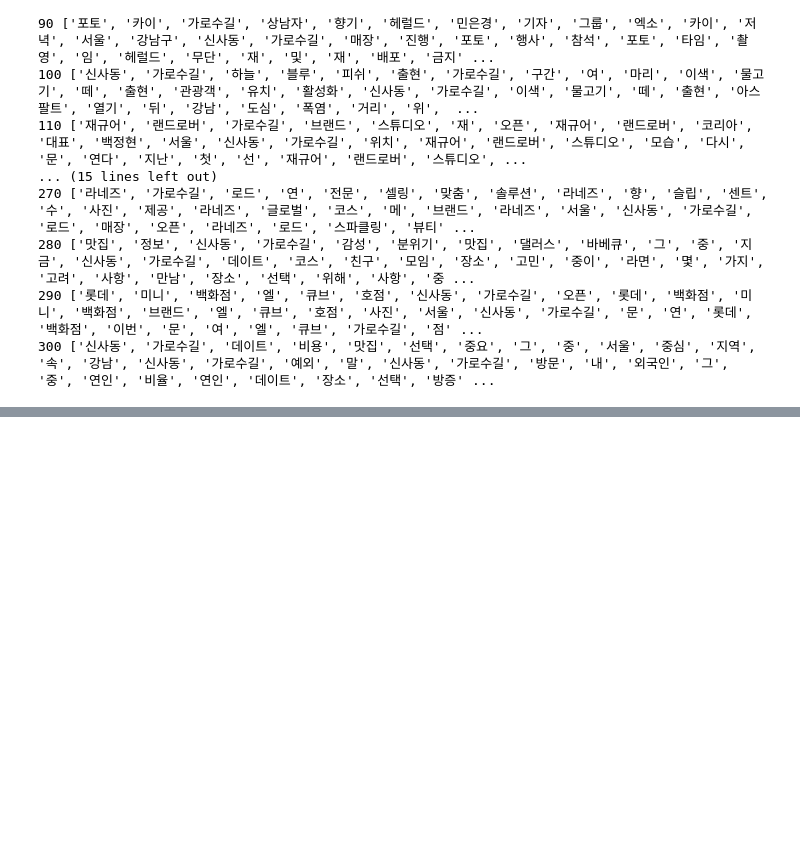
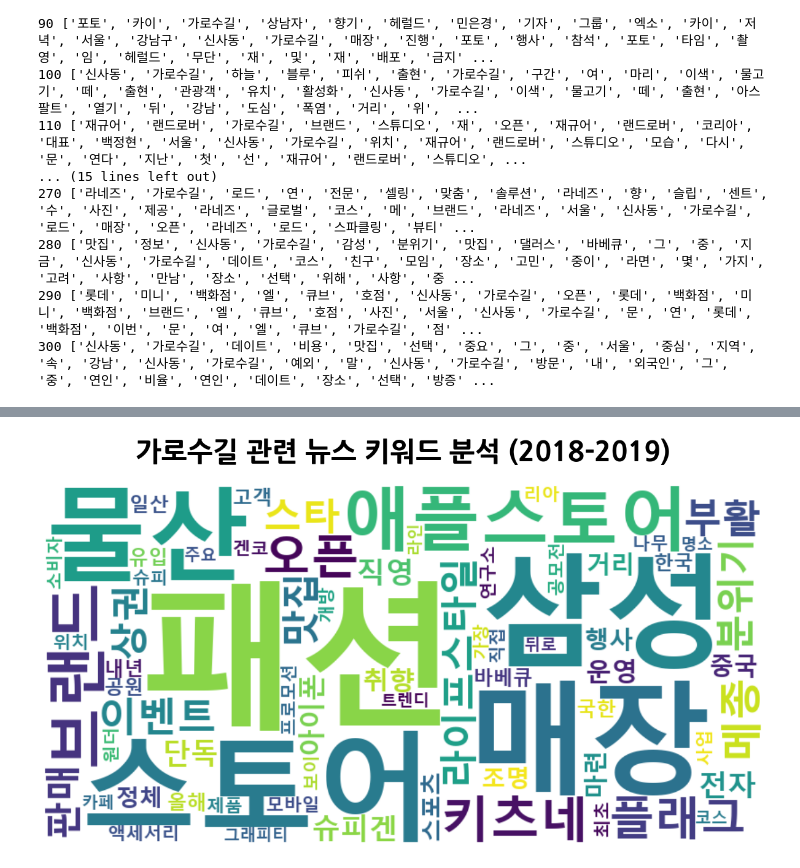
Before and after one commit to LEEYOENN/potenup_python_study, a Jupyter notebook: inregular_data_practice/selenium_naver_news.ipynb, the cells around one changed output, grey strips where cells are left out. Drawn from its saved outputs; the diff is of its cells as text; code cells hidden in the pictures; blank space fills up the shorter version.

```diff
--- a/inregular_data_practice/selenium_naver_news.ipynb
+++ b/inregular_data_practice/selenium_naver_news.ipynb
@@ -159,0 +237,8 @@ plt.show()
+# %%
+import pandas as pd
+
+df1819 = pd.read_csv("../../data_resources/naver_news_1819.csv")
+
+df1819["concat"] = df1819["기사제목"] + df1819["미리보기"]
+
+df1819["concat"]
@@ -159,0 +303,6 @@ plt.show()
+# %%
+from collections import Counter
+
+word_count = Counter(word_list)
+
+print(word_count.most_common(70))
@@ -159,0 +311,5 @@ plt.show()
+# %%
+dict1819 = dict(word_count.most_common(70))
+dict1819['애플스토어'] += dict1819["애플"]
+del(dict1819["애플"])
+dict1819
@@ -159,0 +334,32 @@ plt.show()
+# %%
+from wordcloud import WordCloud
+import matplotlib.pyplot as plt
+import koreanize_matplotlib  # 한글 폰트 자동 적용
+import numpy as np
+from PIL import Image
+
+mask_img = np.array(Image.open("../../data_resources/circle.png"))
+
+
+# 워드클라우드 설정 (마스크 없음)
+wc = WordCloud(
+    font_path = r"C:\Windows\Fonts\malgunbd.ttf",
+    background_color='white',
+
+    width=800,
+    height=400
+)
+
+# 워드클라우드 생성
+wc.generate_from_frequencies(dict1819)
+
+# 시각화
+plt.figure(figsize=(12, 10))
+plt.imshow(wc, interpolation="bilinear")
+plt.axis("off")
+plt.title("가로수길 관련 뉴스 키워드 분석 (2018-2019)",
+          fontsize=32, fontweight='bold', pad=30)
+plt.tight_layout()
+plt.show()
+# %% [output]
+[figure, added]
```
Also changed, not shown: parts of 17 cells of this notebook, 3 other files.
